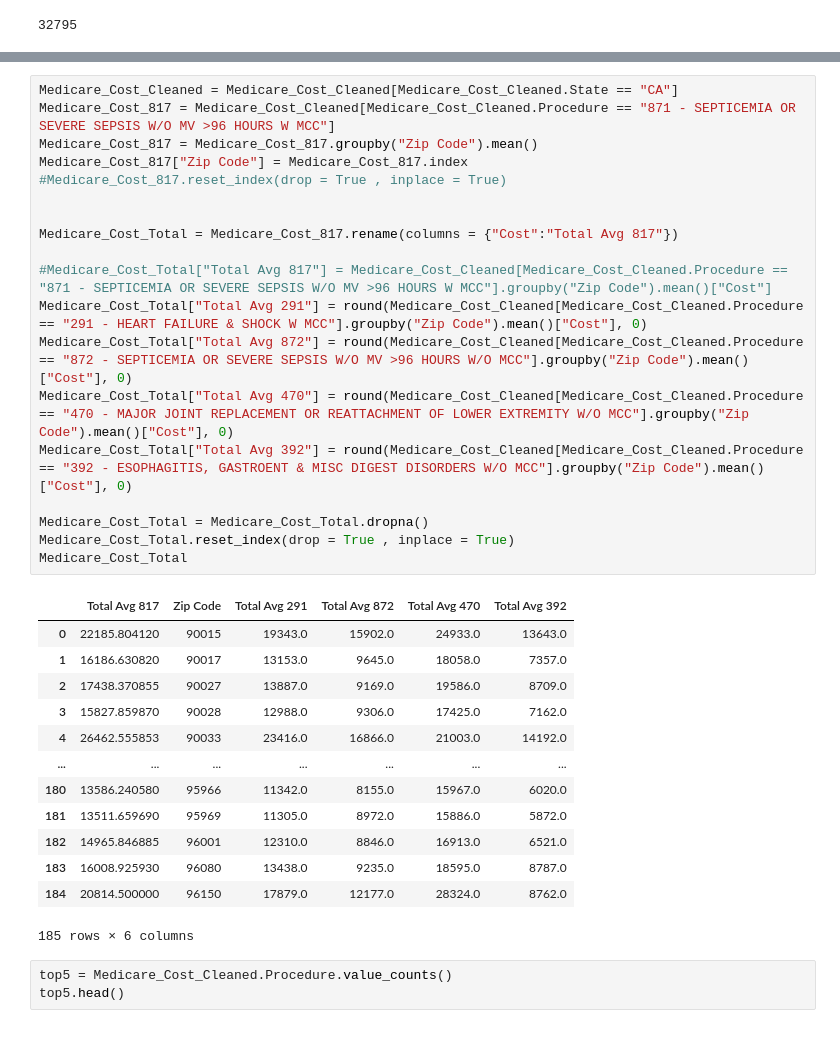
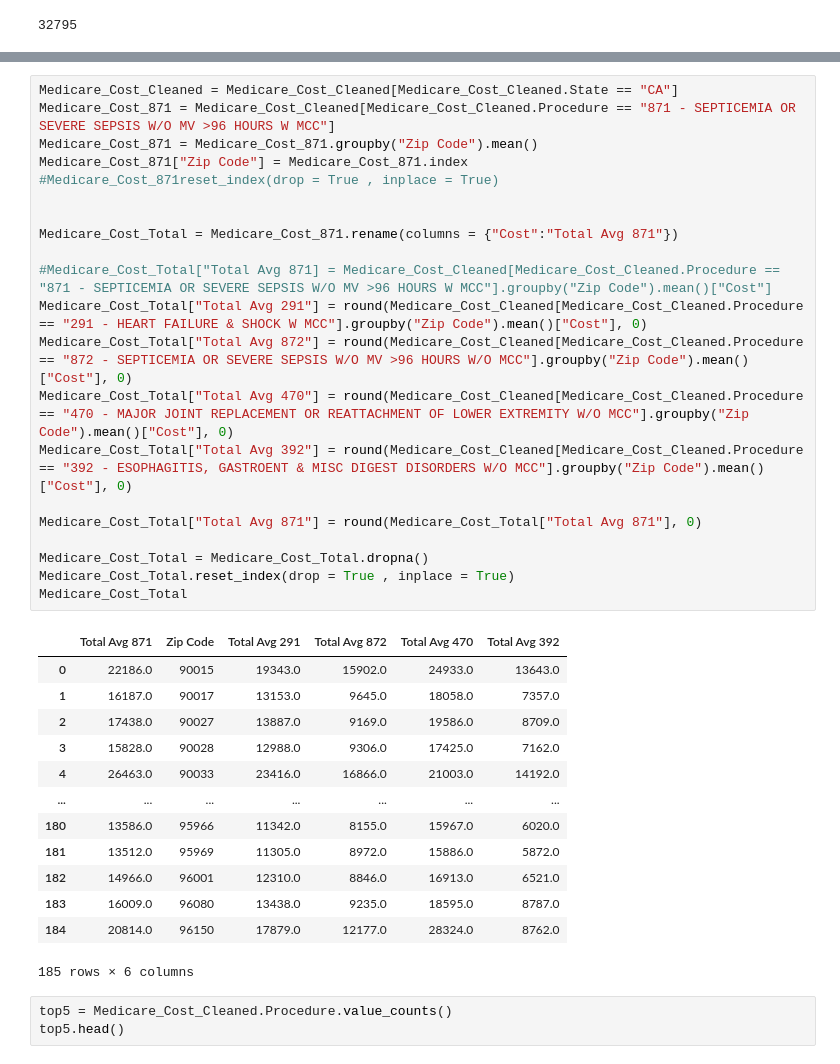
Before and after one commit to cmrawls071/data2020P1, a Jupyter notebook: Group_Project_1_tg.ipynb, the cells around one changed output, grey strips where cells are left out. Cells and saved outputs as stored; diff of their text form.

```diff
--- a/Group_Project_1_tg.ipynb
+++ b/Group_Project_1_tg.ipynb
@@ -75,36 +75,38 @@ Medicare_Cost_df.head()
 | 4 | 038 - EXTRACRANIAL PROCEDURES W CC | 10001 | SOUTHEAST ALABAMA MEDICAL CENTER | 1108 ROSS CLARK CIRCLE | DOTHAN | AL | ... |
 # %%
 Medicare_Cost_Cleaned = Medicare_Cost_Cleaned[Medicare_Cost_Cleaned.State == "CA"]
-Medicare_Cost_817 = Medicare_Cost_Cleaned[Medicare_Cost_Cleaned.Procedure == "871 - SEPTICEMIA OR SEVERE SEPSIS W/O MV >96 HOURS W MCC"]
-Medicare_Cost_817 = Medicare_Cost_817.groupby("Zip Code").mean()
-Medicare_Cost_817["Zip Code"] = Medicare_Cost_817.index
-#Medicare_Cost_817.reset_index(drop = True , inplace = True)
+Medicare_Cost_871 = Medicare_Cost_Cleaned[Medicare_Cost_Cleaned.Procedure == "871 - SEPTICEMIA OR SEVERE SEPSIS W/O MV >96 HOURS W MCC"]
+Medicare_Cost_871 = Medicare_Cost_871.groupby("Zip Code").mean()
+Medicare_Cost_871["Zip Code"] = Medicare_Cost_871.index
+#Medicare_Cost_871reset_index(drop = True , inplace = True)
 
 
-Medicare_Cost_Total = Medicare_Cost_817.rename(columns = {"Cost":"Total Avg 817"})
+Medicare_Cost_Total = Medicare_Cost_871.rename(columns = {"Cost":"Total Avg 871"})
 
-#Medicare_Cost_Total["Total Avg 817"] = Medicare_Cost_Cleaned[Medicare_Cost_Cleaned.Procedure == "871 - SEPTICEMIA OR SEVERE SEPSIS W/O MV >96 HOURS W MCC"].groupby("Zip Code").mean()["Cost"]
+#Medicare_Cost_Total["Total Avg 871] = Medicare_Cost_Cleaned[Medicare_Cost_Cleaned.Procedure == "871 - SEPTICEMIA OR SEVERE SEPSIS W/O MV >96 HOURS W MCC"].groupby("Zip Code").mean()["Cost"]
 Medicare_Cost_Total["Total Avg 291"] = round(Medicare_Cost_Cleaned[Medicare_Cost_Cleaned.Procedure == "291 - HEART FAILURE & SHOCK W MCC"].groupby("Zip Code").mean()["Cost"], 0)
 Medicare_Cost_Total["Total Avg 872"] = round(Medicare_Cost_Cleaned[Medicare_Cost_Cleaned.Procedure == "872 - SEPTICEMIA OR SEVERE SEPSIS W/O MV >96 HOURS W/O MCC"].groupby("Zip Code").mean()["Cost"], 0)
 Medicare_Cost_Total["Total Avg 470"] = round(Medicare_Cost_Cleaned[Medicare_Cost_Cleaned.Procedure == "470 - MAJOR JOINT REPLACEMENT OR REATTACHMENT OF LOWER EXTREMITY W/O MCC"].groupby("Zip Code").mean()["Cost"], 0)
 Medicare_Cost_Total["Total Avg 392"] = round(Medicare_Cost_Cleaned[Medicare_Cost_Cleaned.Procedure == "392 - ESOPHAGITIS, GASTROENT & MISC DIGEST DISORDERS W/O MCC"].groupby("Zip Code").mean()["Cost"], 0)
 
+Medicare_Cost_Total["Total Avg 871"] = round(Medicare_Cost_Total["Total Avg 871"], 0)
+
 Medicare_Cost_Total = Medicare_Cost_Total.dropna()
 Medicare_Cost_Total.reset_index(drop = True , inplace = True)
 Medicare_Cost_Total
 # %% [output]
-|  | Total Avg 817 | Zip Code | Total Avg 291 | Total Avg 872 | Total Avg 470 | Total Avg 392 |
-| 0 | 22185.804120 | 90015 | 19343.0 | 15902.0 | 24933.0 | 13643.0 |
-| 1 | 16186.630820 | 90017 | 13153.0 | 9645.0 | 18058.0 | 7357.0 |
-| 2 | 17438.370855 | 90027 | 13887.0 | 9169.0 | 19586.0 | 8709.0 |
-| 3 | 15827.859870 | 90028 | 12988.0 | 9306.0 | 17425.0 | 7162.0 |
-| 4 | 26462.555853 | 90033 | 23416.0 | 16866.0 | 21003.0 | 14192.0 |
+|  | Total Avg 871 | Zip Code | Total Avg 291 | Total Avg 872 | Total Avg 470 | Total Avg 392 |
+| 0 | 22186.0 | 90015 | 19343.0 | 15902.0 | 24933.0 | 13643.0 |
+| 1 | 16187.0 | 90017 | 13153.0 | 9645.0 | 18058.0 | 7357.0 |
+| 2 | 17438.0 | 90027 | 13887.0 | 9169.0 | 19586.0 | 8709.0 |
+| 3 | 15828.0 | 90028 | 12988.0 | 9306.0 | 17425.0 | 7162.0 |
+| 4 | 26463.0 | 90033 | 23416.0 | 16866.0 | 21003.0 | 14192.0 |
 | ... | ... | ... | ... | ... | ... | ... |
-| 180 | 13586.240580 | 95966 | 11342.0 | 8155.0 | 15967.0 | 6020.0 |
-| 181 | 13511.659690 | 95969 | 11305.0 | 8972.0 | 15886.0 | 5872.0 |
-| 182 | 14965.846885 | 96001 | 12310.0 | 8846.0 | 16913.0 | 6521.0 |
-| 183 | 16008.925930 | 96080 | 13438.0 | 9235.0 | 18595.0 | 8787.0 |
-| 184 | 20814.500000 | 96150 | 17879.0 | 12177.0 | 28324.0 | 8762.0 |
+| 180 | 13586.0 | 95966 | 11342.0 | 8155.0 | 15967.0 | 6020.0 |
+| 181 | 13512.0 | 95969 | 11305.0 | 8972.0 | 15886.0 | 5872.0 |
+| 182 | 14966.0 | 96001 | 12310.0 | 8846.0 | 16913.0 | 6521.0 |
+| 183 | 16009.0 | 96080 | 13438.0 | 9235.0 | 18595.0 | 8787.0 |
+| 184 | 20814.0 | 96150 | 17879.0 | 12177.0 | 28324.0 | 8762.0 |
 185 rows × 6 columns
 # %%
 top5 = Medicare_Cost_Cleaned.Procedure.value_counts()
```
Also changed, not shown: parts of 34 cells of this notebook, 1 other file.
